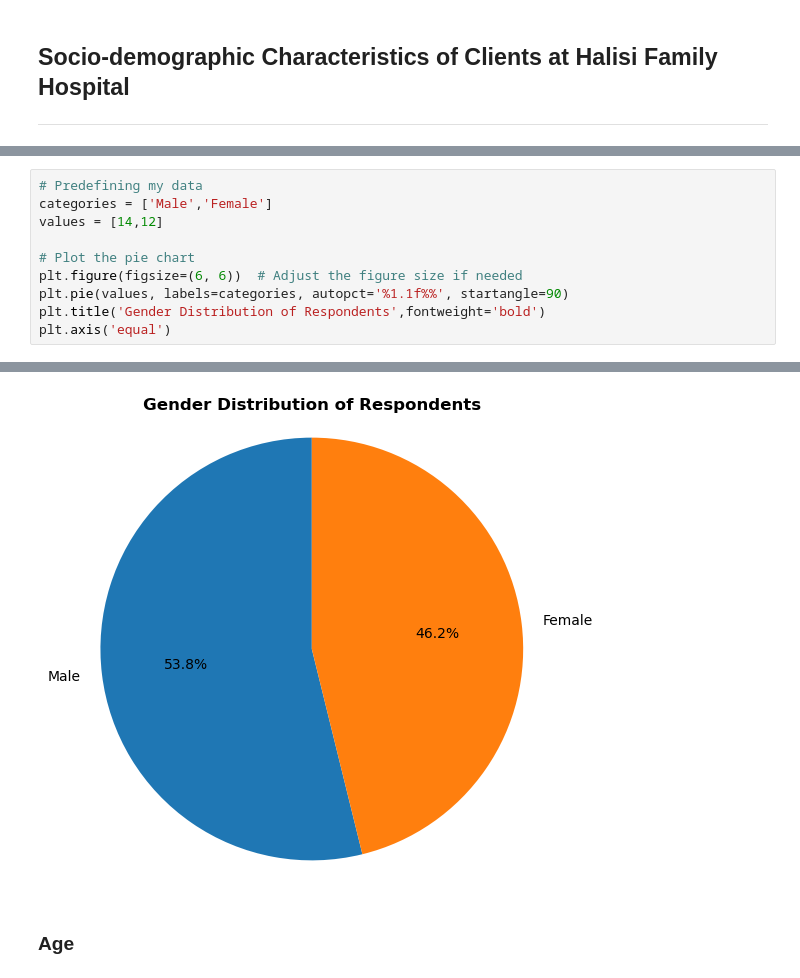
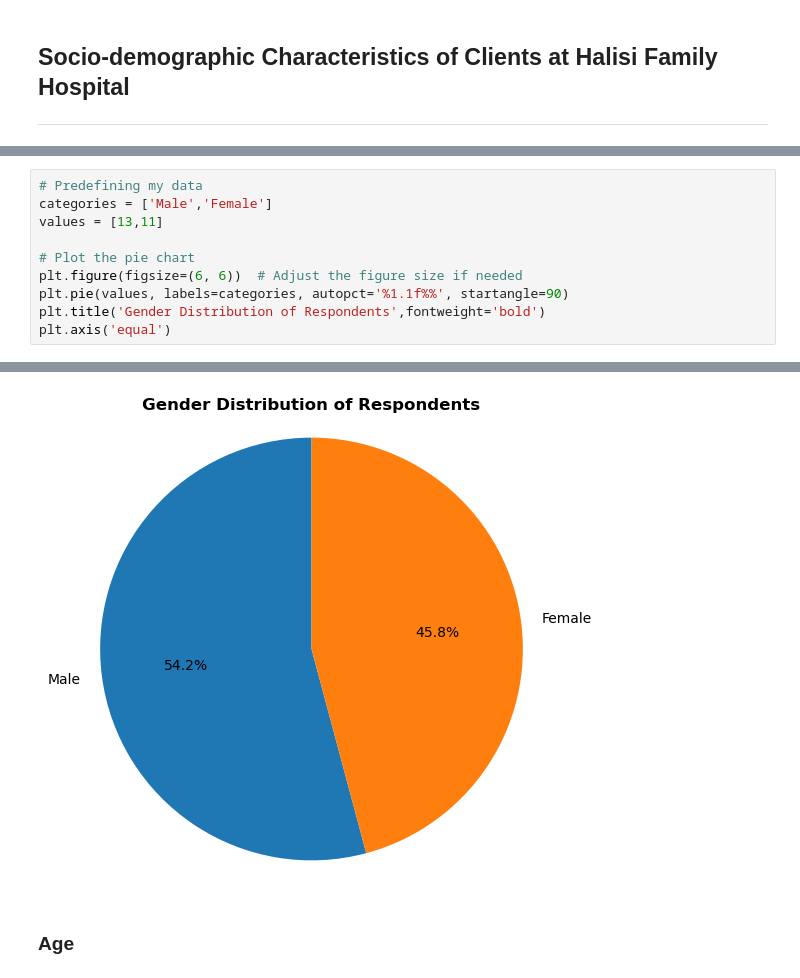
Before and after one commit to Lorraine254/pilotAnalysis, a Jupyter notebook: analysis_v2.ipynb, the cells around one changed output, grey strips where cells are left out. Cells and saved outputs as stored; diff of their text form.

```diff
--- a/analysis_v2.ipynb
+++ b/analysis_v2.ipynb
@@ -144,7 +144,7 @@ Name: count, dtype: int64
 # %%
 # Predefining my data
 categories = ['Male','Female']
-values = [14,12]
+values = [13,11]
 
 # Plot the pie chart
 plt.figure(figsize=(6, 6))  # Adjust the figure size if needed
@@ -159,4 +159,4 @@ plt.axis('equal')
-[figure, old version]
+[figure, new version]
 # %% [markdown]
 ### Age
 # %%
```
Also changed, not shown: parts of 37 cells of this notebook, 1 other file.
